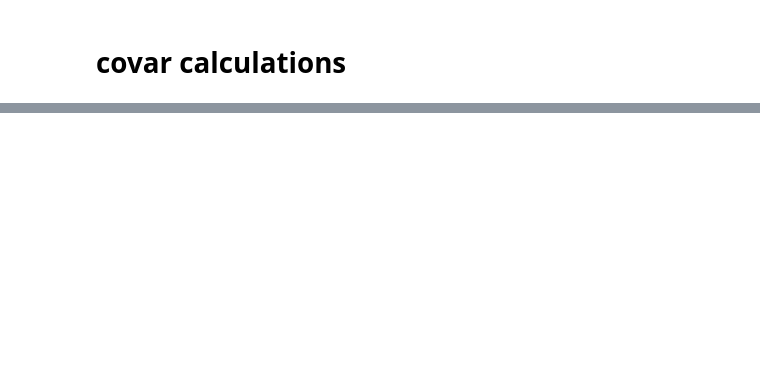
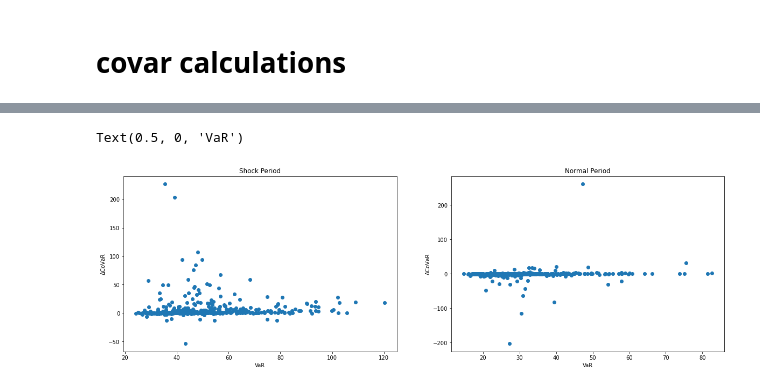
Before and after one commit to upathare1/CoVaR-Conditional-VaR-Project, a Jupyter notebook: Delta Covar.ipynb, the cells around one changed output, grey strips where cells are left out. Drawn from its saved outputs; the diff is of its cells as text; code cells hidden in the pictures; blank space fills up the shorter version.

```diff
--- a/Delta Covar.ipynb
+++ b/Delta Covar.ipynb
@@ -78,6 +95,6 @@ bad: YHOO
 # %%
-with open('./Data/stock_data','wb') as f:
-    pickle.dump(stock_data,f,pickle.HIGHEST_PROTOCOL)
+# with open('./Data/stock_data','wb') as f:
+#     pickle.dump(stock_data,f,pickle.HIGHEST_PROTOCOL)
 # %%
 for sym in bad_names:
     stock_data.pop(sym)
@@ -240,7 +152,0 @@ roll_var.plot()
-# %%
-system_close = system['Adj Close'].resample('1W').last().dropna()
-system_losses = 100* (system_close.shift(1) - system_close)/system_close.shift(1)
-mean = system_losses.rolling(window = roll_window,min_periods = min_periods).mean()
-std = system_losses.rolling(window = roll_window,min_periods = min_periods).std()
-system_roll_var = mean + k*std
-system_roll_var.plot()
@@ -285,0 +153,22 @@ roll_var2.plot()
+# %%
+delta_covar_dict = {}
+roll_var_dict = {}
+shock_df = pd.DataFrame()
+normal_df = pd.DataFrame()
+roll_window = 52*3
+normal_date = dt.date(2018,5,13)
+q = 0.99
+
+for sym in stock_data.keys():
+
+    try:
+        delta_covar_dict[sym],roll_var_dict[sym] = est_delta_covar(system_losses,stock_losses[sym],q,roll_window)
+        shock_df.loc[sym,'Delta Covar'] = delta_covar_dict[sym][-1]
+        shock_df.loc[sym,'VaR'] = roll_var_dict[sym][-1]
+        shock_df.loc[sym,'Sector'] = sector.loc[sym,col_name]
+
+        normal_df.loc[sym,'Delta Covar'] = delta_covar_dict[sym].loc[normal_date]
+        normal_df.loc[sym,'VaR'] = roll_var_dict[sym].loc[normal_date]
+        normal_df.loc[sym,'Sector'] = sector.loc[sym,col_name]
+    except:
+        print(sym)
@@ -285,0 +189,15 @@ roll_var2.plot()
+# %%
+fig,axs = plt.subplots(1,2,figsize = (20,6))
+axs[0].scatter(shock_df['VaR']*(13**0.5),shock_df['Delta Covar']*(13**0.5))
+axs[1].scatter(normal_df['VaR']*(13**0.5),normal_df['Delta Covar']*(13**0.5))
+axs[1].set_title('Normal Period')
+axs[0].set_title('Shock Period')
+
+axs[0].set_ylabel('$\Delta$CoVaR')
+axs[0].set_xlabel('VaR')
+
+axs[1].set_ylabel('$\Delta$CoVaR')
+axs[1].set_xlabel('VaR')
+# %% [output]
+Text(0.5, 0, 'VaR')
+[figure, added]
```
Also changed, not shown: parts of 46 cells of this notebook.
